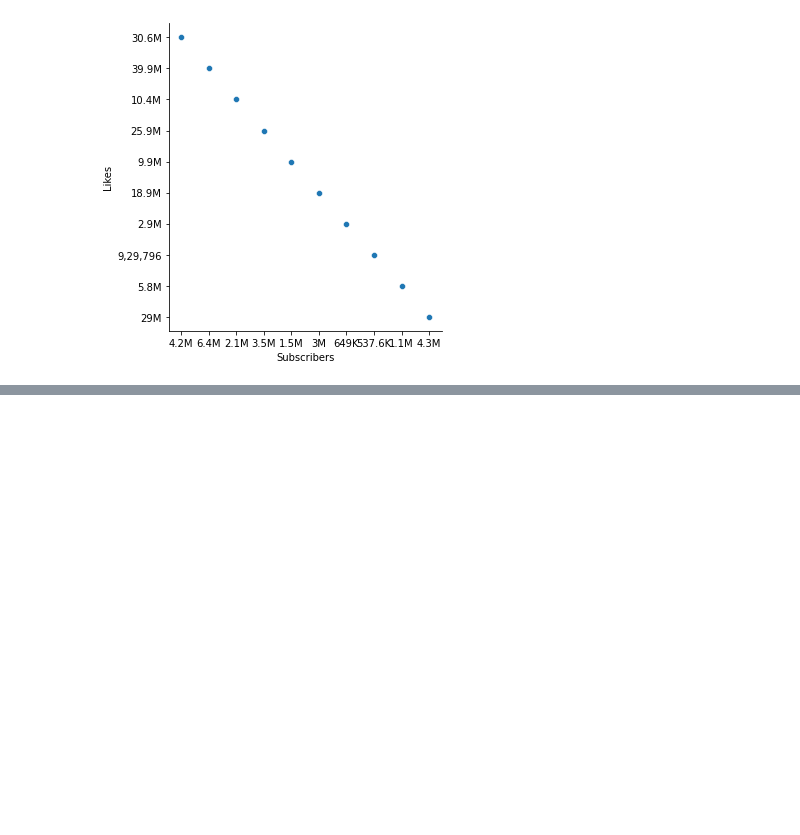
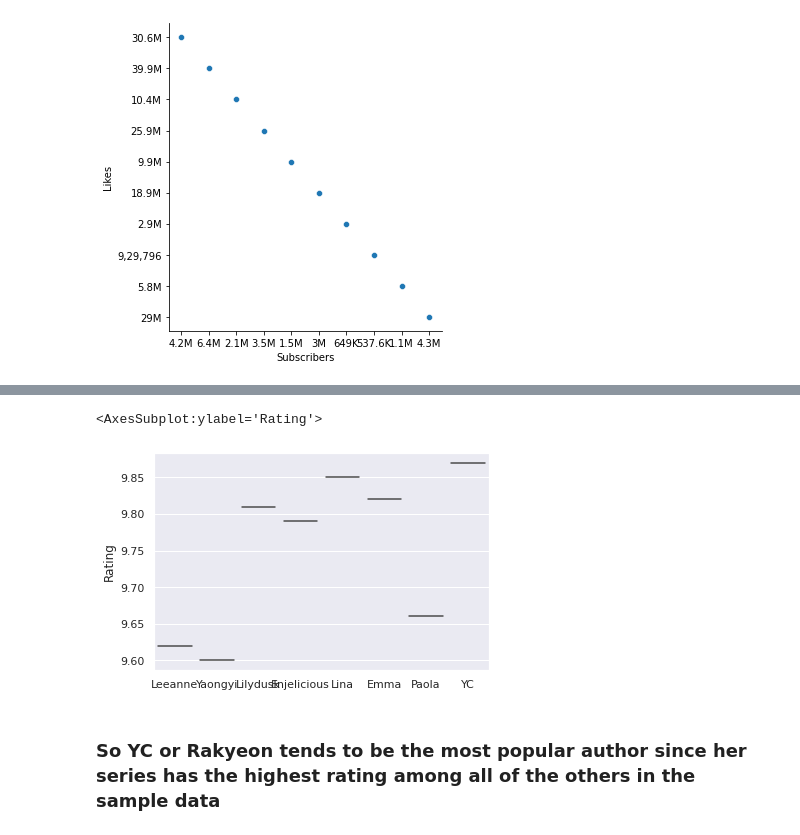
Before and after one commit to Tasneemalabsi/data-visualization, a Jupyter notebook: viz-a.ipynb, the cells around one changed output, grey strips where cells are left out. Cells and saved outputs as stored; diff of their text form; code cells hidden in the pictures; blank space fills up the shorter version.

```diff
--- a/viz-a.ipynb
+++ b/viz-a.ipynb
@@ -72,0 +124,3 @@ total_likes
+# %%
+popular_authors=df[['Name','Writer','Rating']].head(8)
+popular_authors
@@ -72,0 +137,13 @@ total_likes
+# %%
+author_arr=[]
+for i in range(len(popular_authors["Writer"])):
+    new_au=popular_authors["Writer"][i].split()
+    author_arr.append(new_au[0])
+
+author_plot= sns.violinplot(x=author_arr, y = "Rating", data = popular_authors)
+author_plot
+# %% [output]
+<AxesSubplot:ylabel='Rating'>
+[figure, added]
+# %% [markdown]
+### So YC or Rakyeon tends to be the most popular author since her series has the highest rating among all of the others in the sample data
```
Also changed, not shown: parts of 10 cells of this notebook, 4 other files.
